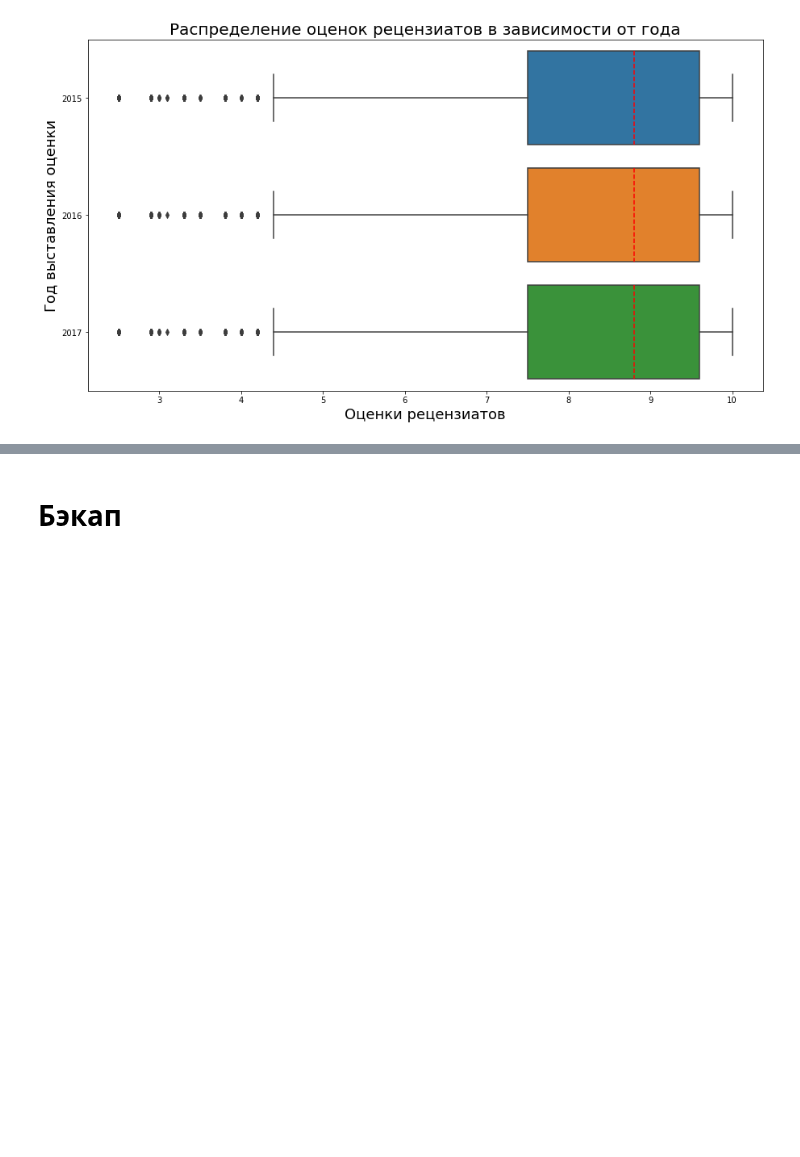
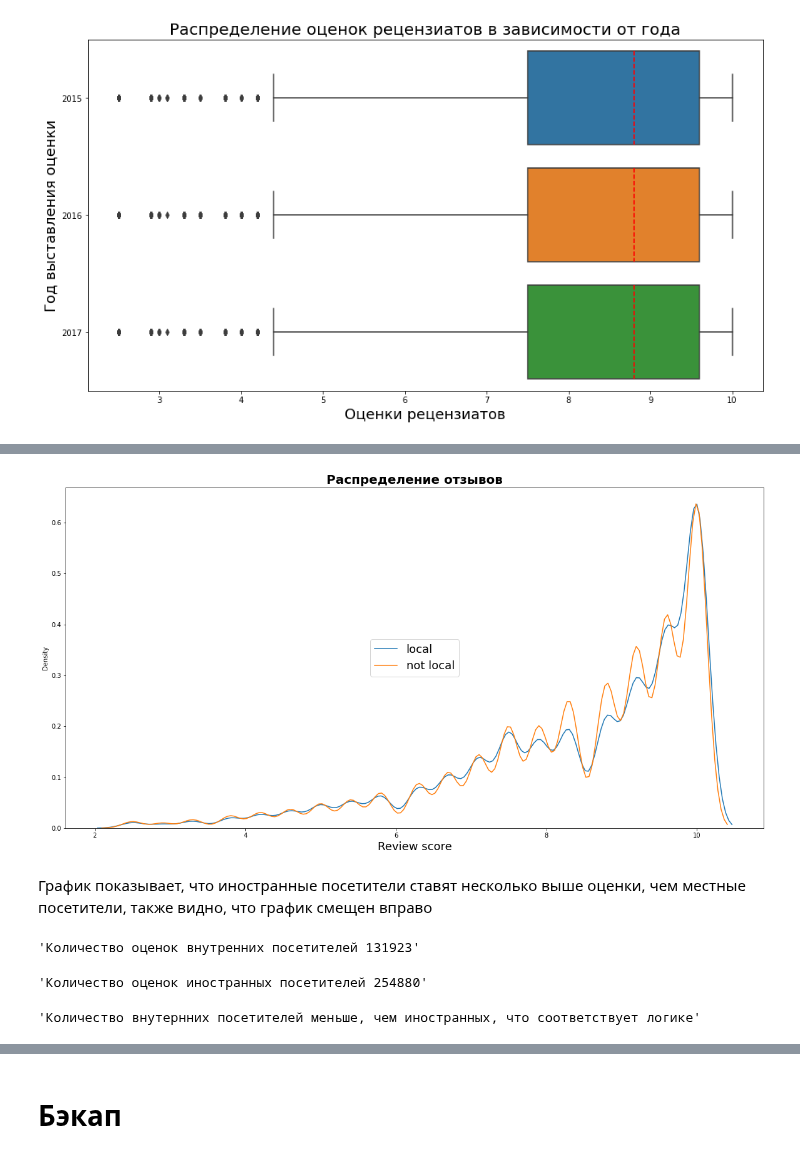
Before and after one commit to DmitriySky47/sf_data_science, a Jupyter notebook: Skillfactory/EDA_6 Kaggle Hotels/predicting-the-rating-of-hotels-on-booking.ipynb, the cells around one changed output, grey strips where cells are left out. Saved outputs shown, nothing was run; the diff lists cells and outputs as text; code cells hidden in the pictures; blank space fills up the shorter version.

```diff
--- a/Skillfactory/EDA_6 Kaggle Hotels/predicting-the-rating-of-hotels-on-booking.ipynb
+++ b/Skillfactory/EDA_6 Kaggle Hotels/predicting-the-rating-of-hotels-on-booking.ipynb
@@ -1245,0 +1327,31 @@ df_rev_year_2016.head()
+# %%
+# используем данные с тренировочного дата-сета
+# формируем новый дата-сет: оценки внутреннего и иностранного посетителя отеля
+df_rev_local = data.loc[(data['sample'] == 1), ['local_reviewer', 'reviewer_score']]
+#df_rev_local.info()
+# %%
+loc_rev = df_rev_local.loc[(df_rev_local['local_reviewer'] == 1), ['reviewer_score', 'local_reviewer']]
+not_loc_rev = df_rev_local.loc[(df_rev_local['local_reviewer'] == 0), ['reviewer_score', 'local_reviewer']]
+# %%
+fig, (ax) = plt.subplots(figsize=(20, 10))
+ax.set_title('Распределение отзывов', fontweight='bold', fontsize=20)
+
+sns.kdeplot(loc_rev['reviewer_score'], ax=ax, label='local')
+sns.kdeplot(not_loc_rev['reviewer_score'], ax=ax, label='not local')
+ax.set_xlabel('Review score', fontsize=18)
+ax.legend(loc = 'center', fontsize=18);
+
+plt.show()
+# %% [output]
+[figure, added]
+# %% [markdown]
+График показывает, что иностранные посетители ставят несколько выше оценки, чем местные посетители, также видно, что график смещен вправо
+# %%
+# анализ количества оценок от посетителей
+display(f"Количество оценок внутренних посетителей {len(loc_rev)}")
+display(f"Количество оценок иностранных посетителей {len(not_loc_rev)}")
+display('Количество внутернних посетителей меньше, чем иностранных, что соответствует логике')
+# %% [output]
+'Количество оценок внутренних посетителей 131923'
+'Количество оценок иностранных посетителей 254880'
+'Количество внутернних посетителей меньше, чем иностранных, что соответствует логике'
```
Also changed, not shown: parts of 54 cells of this notebook, 1 other file.
